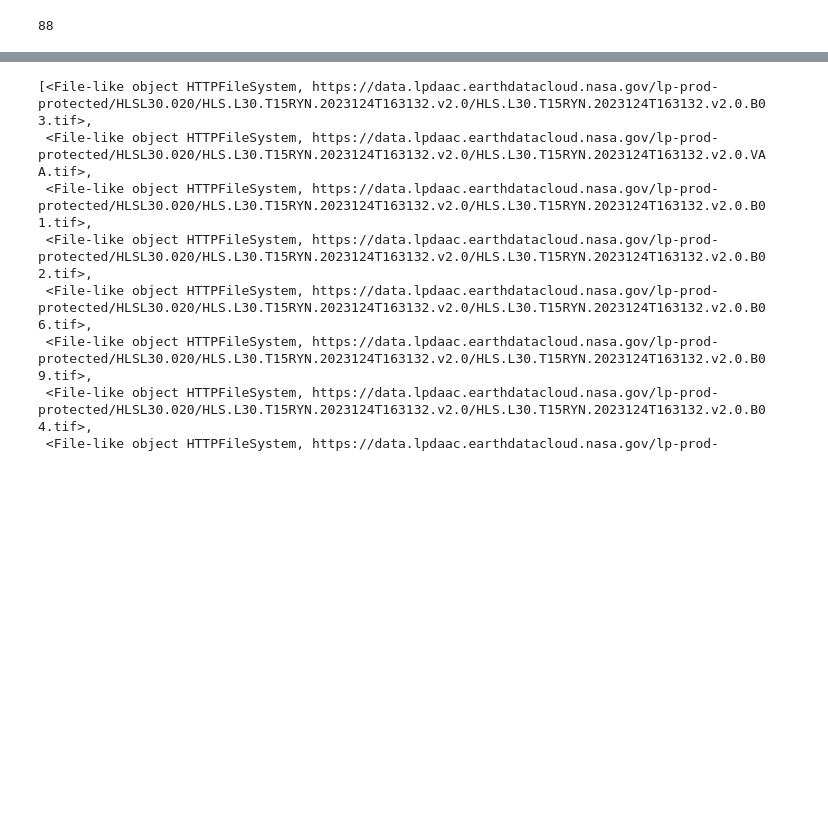
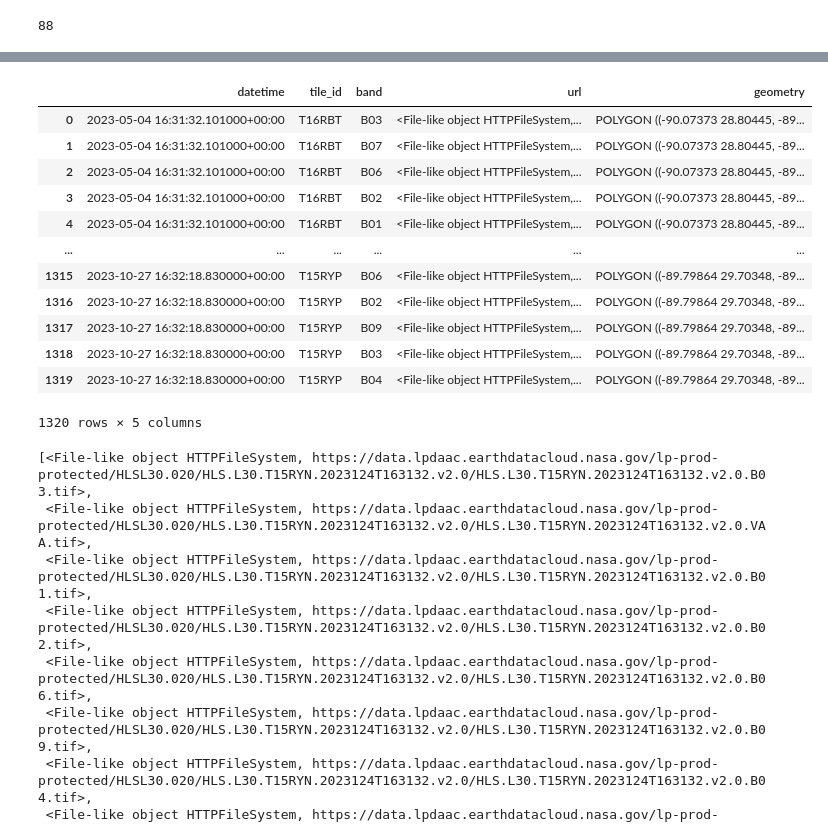
Before and after one commit to earthlab-education/clustering-hanried, a Jupyter notebook: clustering.ipynb, the cells around one changed output, grey strips where cells are left out. Saved outputs shown, nothing was run; the diff lists cells and outputs as text; code cells hidden in the pictures; blank space fills up the shorter version.

```diff
--- a/clustering.ipynb
+++ b/clustering.ipynb
@@ -690,3 +731,22 @@ granule_gdf
+# %%
+test_granule_gdf = get_earthaccess_links(wbd_hls_results)
+test_granule_gdf
+# %%
+test_granule_gdf
+# %% [output]
+|  | datetime | tile_id | band | url | geometry |
+| 0 | 2023-05-04 16:31:32.101000+00:00 | T16RBT | B03 | <File-like object HTTPFileSystem,... | POLYGON ((-90.07373 28.80445, -89... |
+| 1 | 2023-05-04 16:31:32.101000+00:00 | T16RBT | B07 | <File-like object HTTPFileSystem,... | POLYGON ((-90.07373 28.80445, -89... |
+| 2 | 2023-05-04 16:31:32.101000+00:00 | T16RBT | B06 | <File-like object HTTPFileSystem,... | POLYGON ((-90.07373 28.80445, -89... |
+| 3 | 2023-05-04 16:31:32.101000+00:00 | T16RBT | B02 | <File-like object HTTPFileSystem,... | POLYGON ((-90.07373 28.80445, -89... |
+| 4 | 2023-05-04 16:31:32.101000+00:00 | T16RBT | B01 | <File-like object HTTPFileSystem,... | POLYGON ((-90.07373 28.80445, -89... |
+| ... | ... | ... | ... | ... | ... |
+| 1315 | 2023-10-27 16:32:18.830000+00:00 | T15RYP | B06 | <File-like object HTTPFileSystem,... | POLYGON ((-89.79864 29.70348, -89... |
+| 1316 | 2023-10-27 16:32:18.830000+00:00 | T15RYP | B02 | <File-like object HTTPFileSystem,... | POLYGON ((-89.79864 29.70348, -89... |
+| 1317 | 2023-10-27 16:32:18.830000+00:00 | T15RYP | B09 | <File-like object HTTPFileSystem,... | POLYGON ((-89.79864 29.70348, -89... |
+| 1318 | 2023-10-27 16:32:18.830000+00:00 | T15RYP | B03 | <File-like object HTTPFileSystem,... | POLYGON ((-89.79864 29.70348, -89... |
+| 1319 | 2023-10-27 16:32:18.830000+00:00 | T15RYP | B04 | <File-like object HTTPFileSystem,... | POLYGON ((-89.79864 29.70348, -89... |
+1320 rows × 5 columns
 # %%
 granule_gdf.urls[1]
 # %% [output]
```
Also changed, not shown: parts of 6 cells of this notebook.
